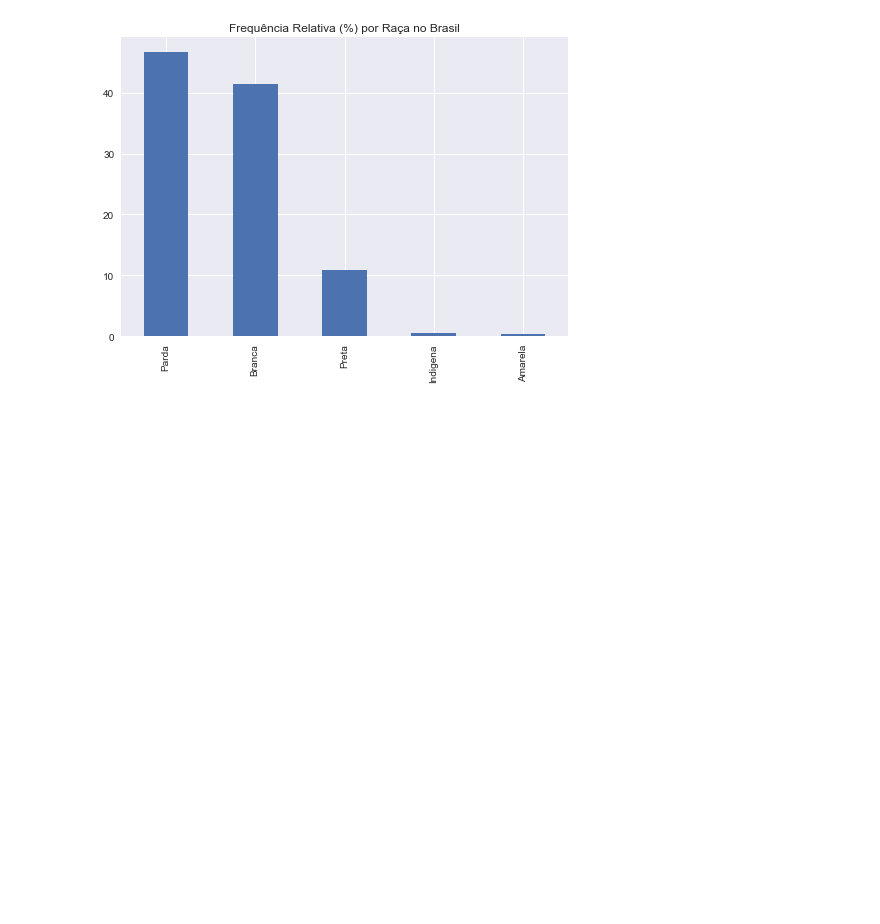
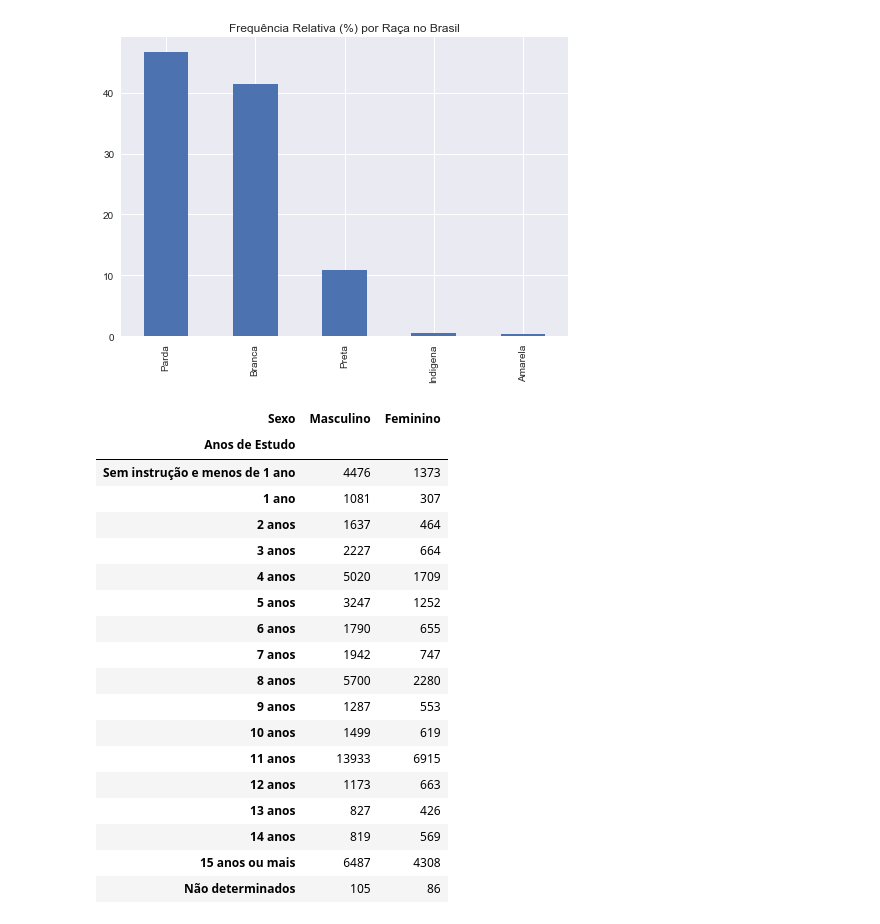
Before and after one commit to paulofreitasnobrega/estatistica-com-python, a Jupyter notebook: aula2-distribuicao-de-frequencia.ipynb, the cells around one changed output. Saved outputs shown, nothing was run; the diff lists cells and outputs as text; code cells hidden in the pictures; blank space fills up the shorter version.

Commit message:
Aula 2: Distribuição de frequência

```diff
--- a/aula2-distribuicao-de-frequencia.ipynb
+++ b/aula2-distribuicao-de-frequencia.ipynb
@@ -98,3 +121,54 @@ df_raca.iloc[:,-1].plot(
 );
 # %% [output]
 [figure]
+# %%
+# Distribuição de Freq. Qualitativa Anos de Estudo - Utilizando a funcao crosstab
+# Dicionario de Anos de Estudos
+estudos = {
+    1: 'Sem instrução e menos de 1 ano',
+    2: '1 ano',
+    3: '2 anos',
+    4: '3 anos',
+    5: '4 anos',
+    6: '5 anos',
+    7: '6 anos',
+    8: '7 anos',
+    9: '8 anos',
+    10: '9 anos',
+    11: '10 anos',
+    12: '11 anos',
+    13: '12 anos',
+    14: '13 anos',
+    15: '14 anos',
+    16: '15 anos ou mais',
+    17: 'Não determinados'
+}
+
+# Distribuicao de frequencia absoluta
+freq_abs = pd.crosstab(d['Anos de Estudo'],
+                      d['Sexo'])
+
+# Incluindo rotulos de linhas e colunas
+freq_abs.rename(index=estudos, inplace=True)
+freq_abs.rename(columns=genero, inplace=True)
+freq_abs.head(20)
+# %% [output]
+| Sexo | Masculino | Feminino |
+| Anos de Estudo |  |  |
+| Sem instrução e menos de 1 ano | 4476 | 1373 |
+| 1 ano | 1081 | 307 |
+| 2 anos | 1637 | 464 |
+| 3 anos | 2227 | 664 |
+| 4 anos | 5020 | 1709 |
+| 5 anos | 3247 | 1252 |
+| 6 anos | 1790 | 655 |
+| 7 anos | 1942 | 747 |
+| 8 anos | 5700 | 2280 |
+| 9 anos | 1287 | 553 |
+| 10 anos | 1499 | 619 |
+| 11 anos | 13933 | 6915 |
+| 12 anos | 1173 | 663 |
+| 13 anos | 827 | 426 |
+| 14 anos | 819 | 569 |
+| 15 anos ou mais | 6487 | 4308 |
+| Não determinados | 105 | 86 |
```
Also changed, not shown: parts of 9 cells of this notebook, 1 other file.
